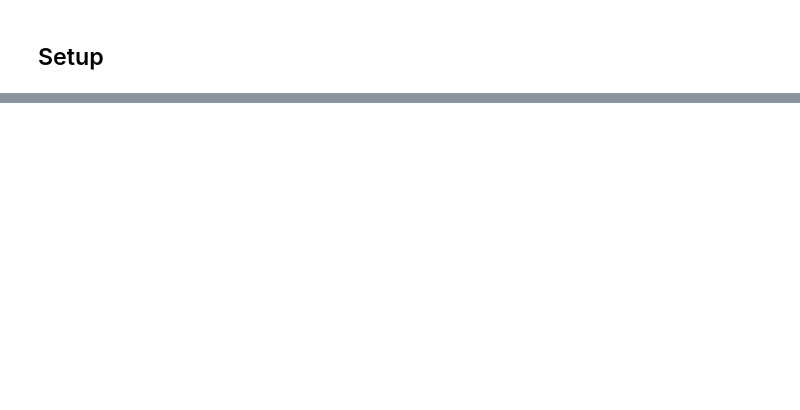
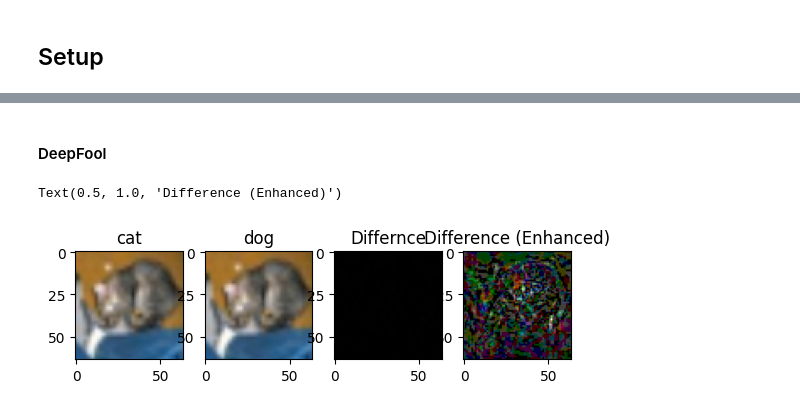
Before and after one commit to cbeam3902/ecgr5105_Project, a Jupyter notebook: experiment.ipynb, the cells around one changed output, grey strips where cells are left out. Cells and saved outputs as stored; diff of their text form; code cells hidden in the pictures; blank space fills up the shorter version.

```diff
--- a/experiment.ipynb
+++ b/experiment.ipynb
@@ -108,0 +86,5 @@ for idx in range(len(modelNames)):
+# %%
+model = torchvision.models.alexnet(weights=torchvision.models.AlexNet_Weights.IMAGENET1K_V1)
+num_feats = model.classifier[6].in_features
+model.classifier[6] = nn.Linear(num_feats, 10)
+nameIdx = 0
@@ -108,0 +93,4 @@ for idx in range(len(modelNames)):
+# %%
+model.load_state_dict(trained_weights_cifar10[stateDictNames[nameIdx]])
+model.to(device)
+model.eval()
@@ -108,0 +127,30 @@ for idx in range(len(modelNames)):
+# %% [markdown]
+#### DeepFool
+# %%
+dataiter = iter(testload)
+sample, label = next(dataiter)
+sample = sample.to(device)
+_, _, _, final_pred, perturbedImg = deepfool(sample.squeeze(0), model)
+
+
+origImg = transformPIL(torch.clamp(transformUnnormalize(sample.cpu().squeeze(0)), 0, 1))
+pertImg = transformPIL(torch.clamp(transformUnnormalize(perturbedImg.cpu()), 0, 1).squeeze(0))
+
+fig, axs = plt.subplots(1,4)
+axs[0].imshow(origImg)
+axs[0].set_title(classes[label])
+
+axs[1].imshow(pertImg)
+axs[1].set_title(classes[final_pred])
+
+diffImg = ImageChops.difference(pertImg, origImg)
+axs[2].imshow(diffImg)
+axs[2].set_title("Differnce")
+
+enhancer = ImageEnhance.Brightness(ImageChops.difference(pertImg, origImg))
+brighterImage = enhancer.enhance(64)
+axs[3].imshow(brighterImage)
+axs[3].set_title("Difference (Enhanced)")
+# %% [output]
+Text(0.5, 1.0, 'Difference (Enhanced)')
+[figure, added]
```
Also changed, not shown: parts of 166 cells of this notebook, 1 other file.
